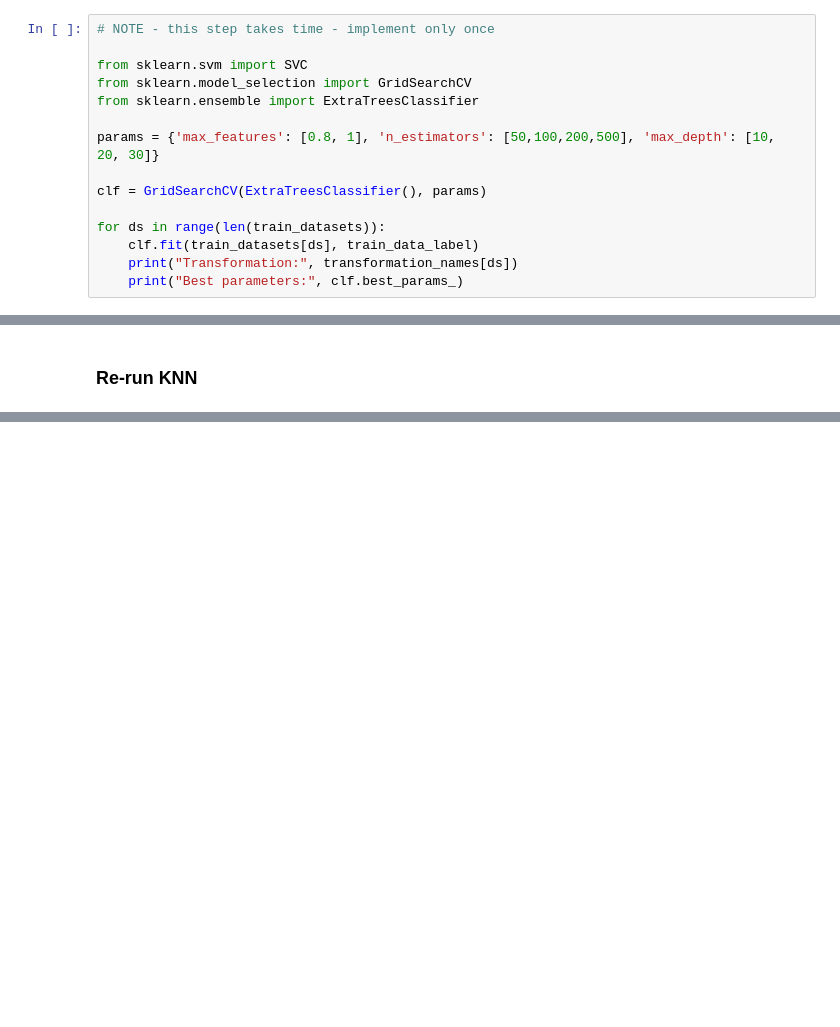
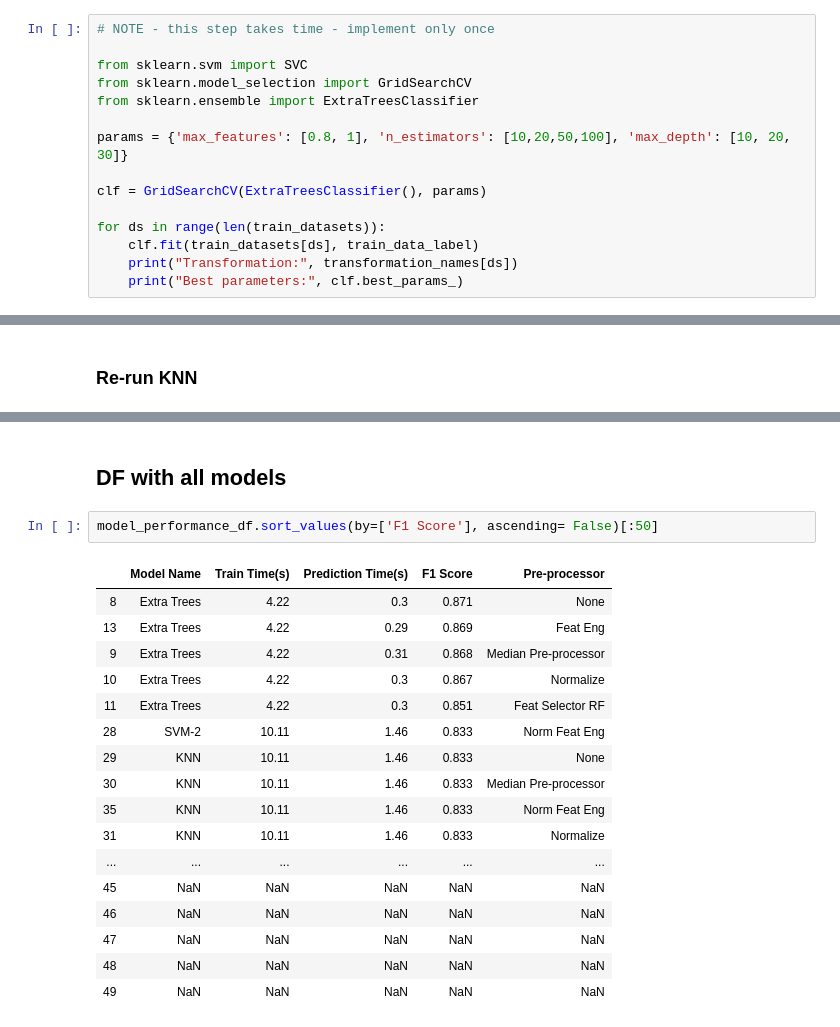
Before and after one commit to emilyrail/w207_final_project, a Jupyter notebook: Final Project - Emily, Mohan, Stefania.ipynb, the cells around one changed output, grey strips where cells are left out. Drawn from its saved outputs; the diff is of its cells as text; blank space fills up the shorter version.

```diff
--- a/Final Project - Emily, Mohan, Stefania.ipynb
+++ b/Final Project - Emily, Mohan, Stefania.ipynb
@@ -577,7 +606,7 @@ from sklearn.svm import SVC
 from sklearn.model_selection import GridSearchCV
 from sklearn.ensemble import ExtraTreesClassifier
 
-params = {'max_features': [0.8, 1], 'n_estimators': [50,100,200,500], 'max_depth': [10, 20, 30]}
+params = {'max_features': [0.8, 1], 'n_estimators': [10,20,50,100], 'max_depth': [10, 20, 30]}
 
 clf = GridSearchCV(ExtraTreesClassifier(), params)
 
@@ -815,3 +856,25 @@ for ds in range(len(train_datasets)):
+# %% [markdown]
+## DF with all models
+# %%
+model_performance_df.sort_values(by=['F1 Score'], ascending= False)[:50]
+# %% [output]
+|  | Model Name | Train Time(s) | Prediction Time(s) | F1 Score | Pre-processor |
+| 8 | Extra Trees | 4.22 | 0.3 | 0.871 | None |
+| 13 | Extra Trees | 4.22 | 0.29 | 0.869 | Feat Eng |
+| 9 | Extra Trees | 4.22 | 0.31 | 0.868 | Median Pre-processor |
+| 10 | Extra Trees | 4.22 | 0.3 | 0.867 | Normalize |
+| 11 | Extra Trees | 4.22 | 0.3 | 0.851 | Feat Selector RF |
+| 28 | SVM-2 | 10.11 | 1.46 | 0.833 | Norm Feat Eng |
+| 29 | KNN | 10.11 | 1.46 | 0.833 | None |
+| 30 | KNN | 10.11 | 1.46 | 0.833 | Median Pre-processor |
+| 35 | KNN | 10.11 | 1.46 | 0.833 | Norm Feat Eng |
+| 31 | KNN | 10.11 | 1.46 | 0.833 | Normalize |
+| ... | ... | ... | ... | ... | ... |
+| 45 | NaN | NaN | NaN | NaN | NaN |
+| 46 | NaN | NaN | NaN | NaN | NaN |
+| 47 | NaN | NaN | NaN | NaN | NaN |
+| 48 | NaN | NaN | NaN | NaN | NaN |
+| 49 | NaN | NaN | NaN | NaN | NaN |
 # %%
 from sklearn.decomposition import PCA
 
```
Also changed, not shown: parts of 28 cells of this notebook.
